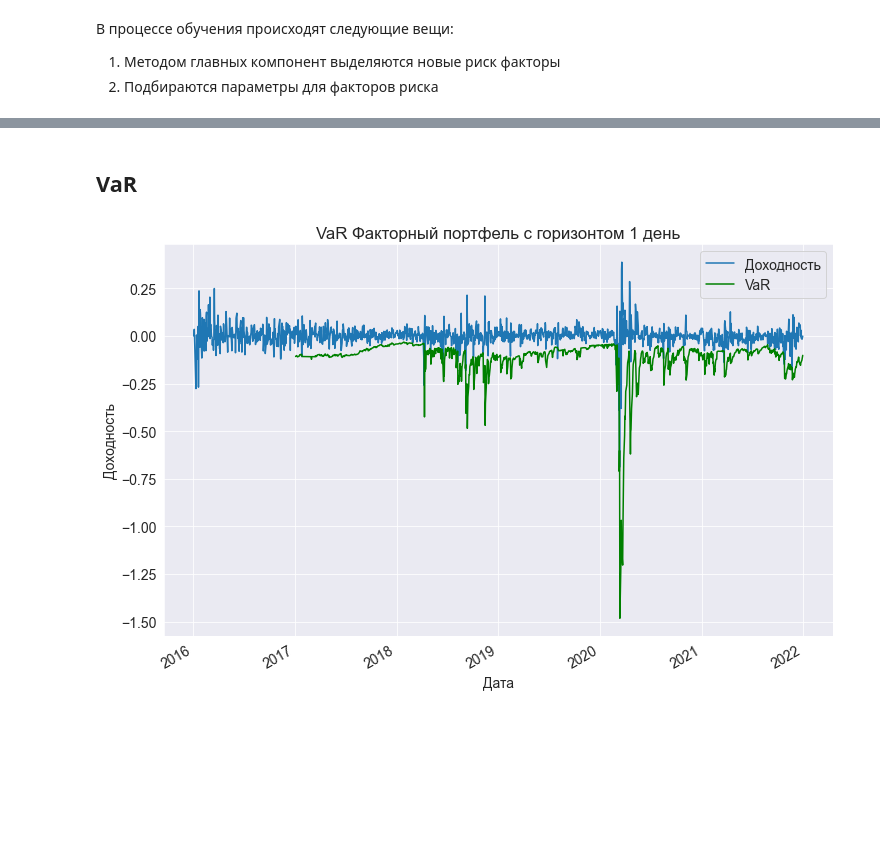
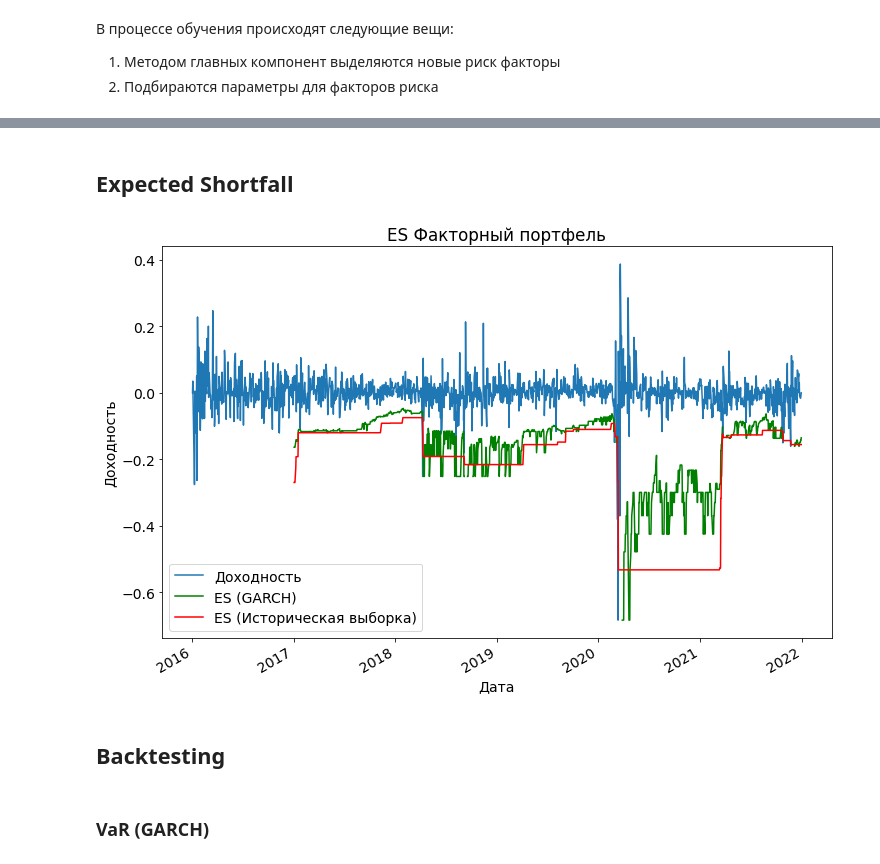
Before and after one commit to gaarutyunov/market-risk, a Jupyter notebook: notebooks/value_at_risk_portfolio.ipynb, the cells around one changed output, grey strips where cells are left out. Cells and saved outputs as stored; diff of their text form; code cells hidden in the pictures; blank space fills up the shorter version.

Commit message:
backtesting done

```diff
--- a/notebooks/value_at_risk_portfolio.ipynb
+++ b/notebooks/value_at_risk_portfolio.ipynb
@@ -87,6 +116,14 @@ Notes:
+# %% [markdown]
+## Expected Shortfall
+# %%
+portfolio.plot_returns()
+GARCH_ES = portfolio.plot_expected_shortfall(calc_func=calculate_garch, plot_kwargs=dict(es_title='ES (GARCH)', color='g'))
+HS_ES = portfolio.plot_expected_shortfall(calc_func=calculate_historical, plot_kwargs=dict(es_title='ES (Историческая выборка)', color='r'))
+plt.savefig('ES.png')
+plt.show()
+# %% [output]
+[figure, added]
+# %% [markdown]
+## Backtesting
 # %% [markdown]
-## VaR
+### VaR (GARCH)
-# %%
-portfolio.plot_value_at_risk(calc_func=calculate_garch)
-# %% [output]
-[figure, removed]
```
Also changed, not shown: parts of 15 cells of this notebook, 16 other files.
